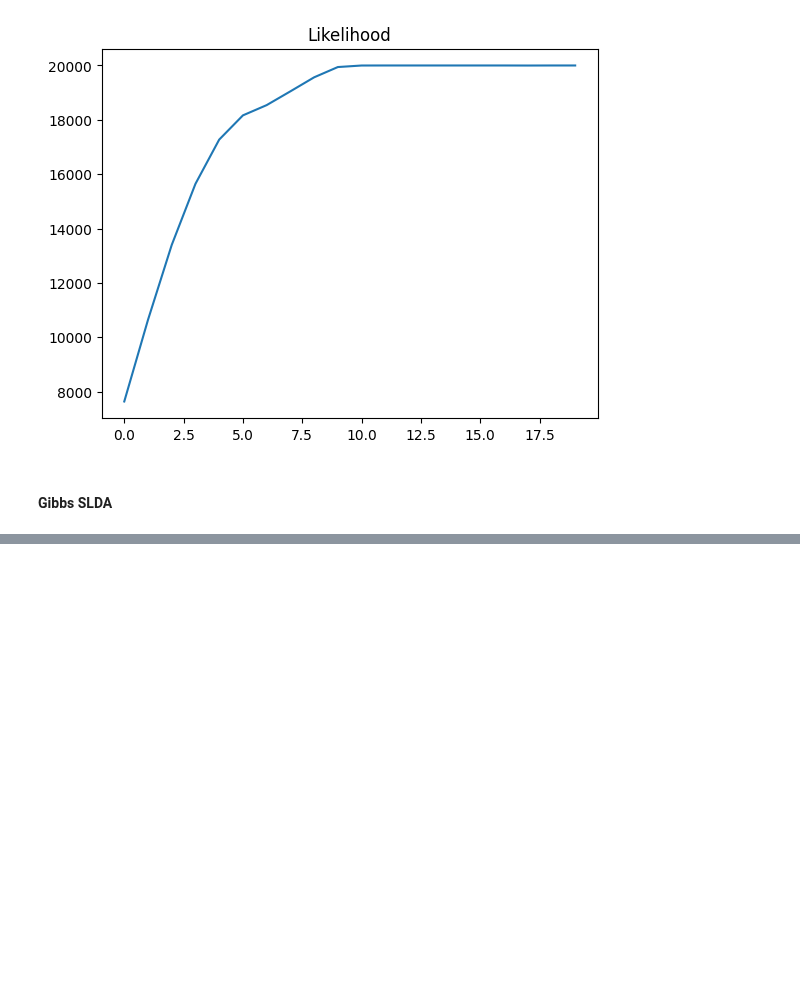
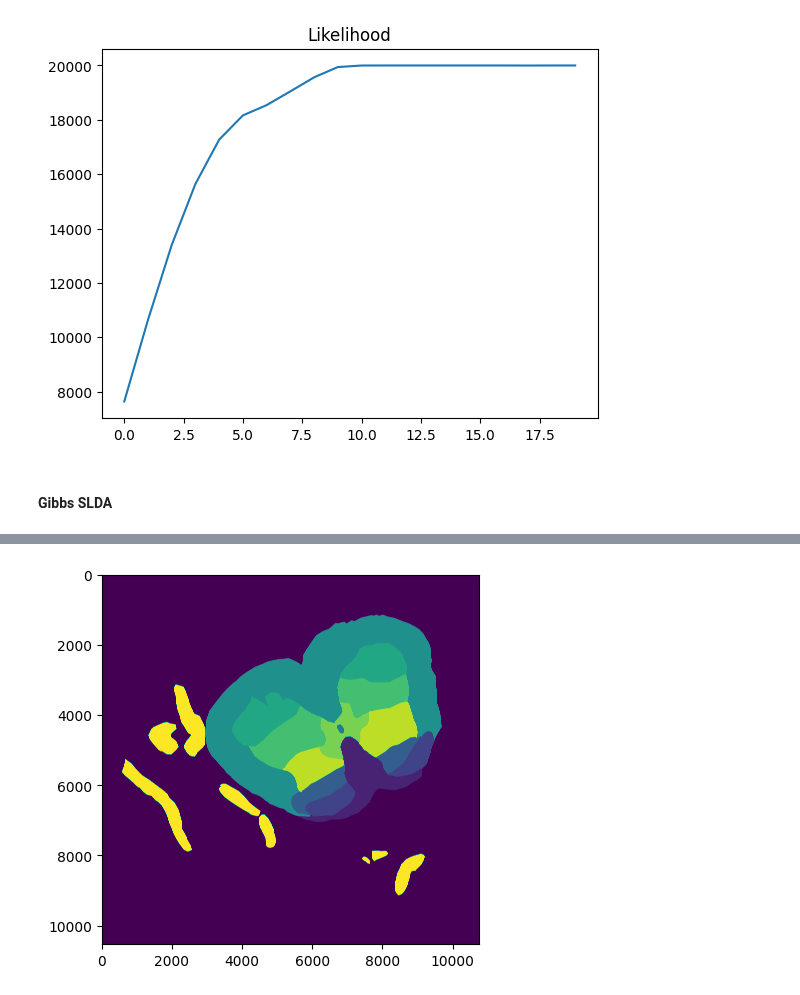
Before and after one commit to craigfouts/GibbsLDA, a Jupyter notebook: sandbox.ipynb, the cells around one changed output, grey strips where cells are left out. Cells and saved outputs as stored; diff of their text form; code cells hidden in the pictures; blank space fills up the shorter version.

```diff
--- a/sandbox.ipynb
+++ b/sandbox.ipynb
@@ -51,0 +82,8 @@ Score: 1.0
+# %%
+from skimage import io
+import matplotlib.pyplot as plt
+
+img = io.imread('data/m387ntga2.tiff').astype(np.int32)
+plt.imshow(img);
+# %% [output]
+[figure, added]
```
Also changed, not shown: parts of 10 cells of this notebook, 6 other files.
